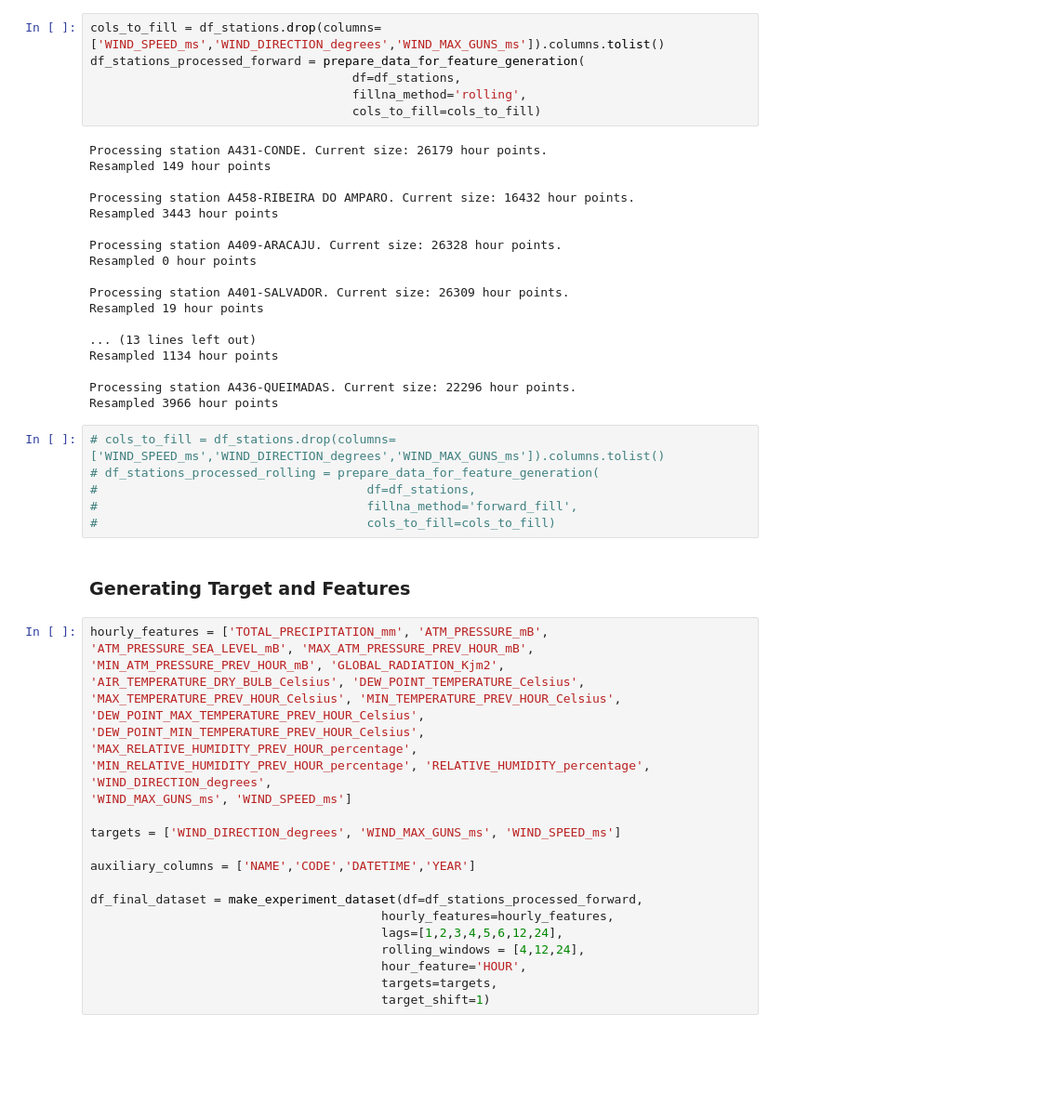
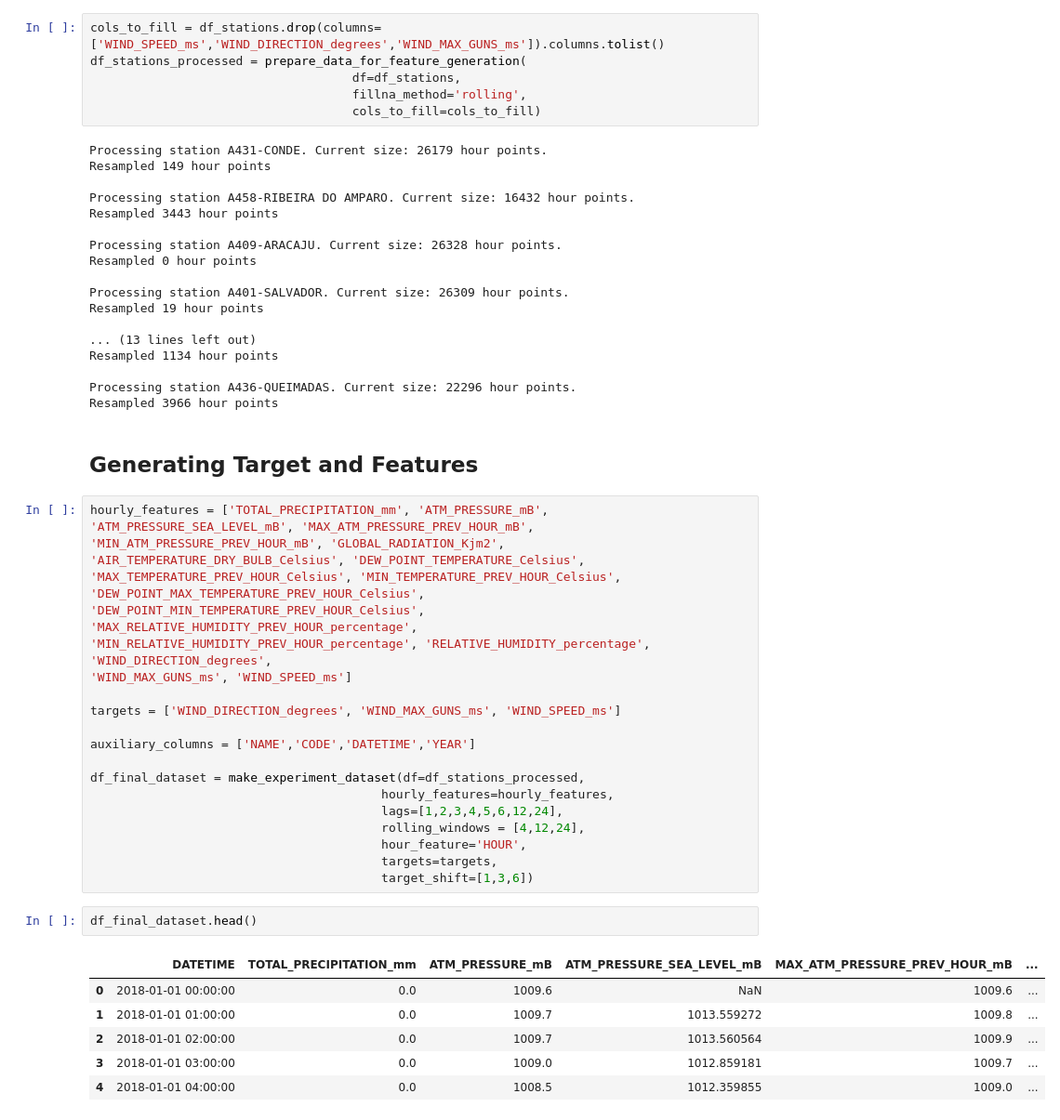
Before and after one commit to lucasthim/spatio-temporal-wind-velocity-prediction, a Jupyter notebook: python/notebooks/05_feature_engineering.ipynb, the cells around one changed output. Shown at 93% size. Cells and saved outputs as stored; diff of their text form; blank space fills up the shorter version.

```diff
--- a/python/notebooks/05_feature_engineering.ipynb
+++ b/python/notebooks/05_feature_engineering.ipynb
@@ -29,7 +23,7 @@ df_stations = df_stations.drop(columns=['WIND_SPEED_120m_ms'])
 df_stations['DATETIME'] = pd.to_datetime(df_stations['DATETIME'])
 # %%
 cols_to_fill = df_stations.drop(columns=['WIND_SPEED_ms','WIND_DIRECTION_degrees','WIND_MAX_GUNS_ms']).columns.tolist()
-df_stations_processed_forward = prepare_data_for_feature_generation(
+df_stations_processed = prepare_data_for_feature_generation(
                                     df=df_stations,
                                     fillna_method='rolling',
                                     cols_to_fill=cols_to_fill)
@@ -51,14 +45,8 @@ Resampled 1134 hour points
 
 Processing station A436-QUEIMADAS. Current size: 22296 hour points.
 Resampled 3966 hour points
-# %%
-# cols_to_fill = df_stations.drop(columns=['WIND_SPEED_ms','WIND_DIRECTION_degrees','WIND_MAX_GUNS_ms']).columns.tolist()
-# df_stations_processed_rolling = prepare_data_for_feature_generation(
-#                                     df=df_stations,
-#                                     fillna_method='forward_fill',
-#                                     cols_to_fill=cols_to_fill)
 # %% [markdown]
-### Generating Target and Features
+## Generating Target and Features
 # %%
 hourly_features = ['TOTAL_PRECIPITATION_mm', 'ATM_PRESSURE_mB', 'ATM_PRESSURE_SEA_LEVEL_mB', 'MAX_ATM_PRESSURE_PREV_HOUR_mB',
 'MIN_ATM_PRESSURE_PREV_HOUR_mB', 'GLOBAL_RADIATION_Kjm2', 'AIR_TEMPERATURE_DRY_BULB_Celsius', 'DEW_POINT_TEMPERATURE_Celsius',
@@ -71,13 +59,22 @@ targets = ['WIND_DIRECTION_degrees', 'WIND_MAX_GUNS_ms', 'WIND_SPEED_ms']
 
 auxiliary_columns = ['NAME','CODE','DATETIME','YEAR']
 
-df_final_dataset = make_experiment_dataset(df=df_stations_processed_forward,
+df_final_dataset = make_experiment_dataset(df=df_stations_processed,
                                         hourly_features=hourly_features,
                                         lags=[1,2,3,4,5,6,12,24],
                                         rolling_windows = [4,12,24],
                                         hour_feature='HOUR',
                                         targets=targets,
-                                        target_shift=1)
+                                        target_shift=[1,3,6])
+# %%
+df_final_dataset.head()
+# %% [output]
+|  | DATETIME | TOTAL_PRECIPITATION_mm | ATM_PRESSURE_mB | ATM_PRESSURE_SEA_LEVEL_mB | MAX_ATM_PRESSURE_PREV_HOUR_mB | ... |
+| 0 | 2018-01-01 00:00:00 | 0.0 | 1009.6 | NaN | 1009.6 | ... |
+| 1 | 2018-01-01 01:00:00 | 0.0 | 1009.7 | 1013.559272 | 1009.8 | ... |
+| 2 | 2018-01-01 02:00:00 | 0.0 | 1009.7 | 1013.560564 | 1009.9 | ... |
+| 3 | 2018-01-01 03:00:00 | 0.0 | 1009.0 | 1012.859181 | 1009.7 | ... |
+| 4 | 2018-01-01 04:00:00 | 0.0 | 1008.5 | 1012.359855 | 1009.0 | ... |
 # %%
 df_final_dataset.shape
 # %% [output]
```
Also changed, not shown: parts of 11 cells of this notebook, 1 other file.
